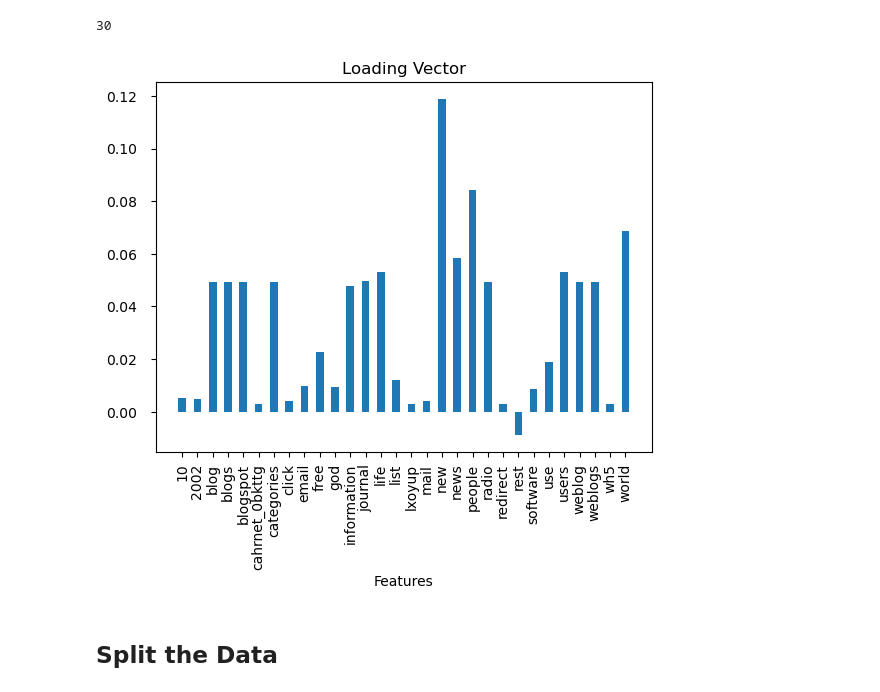
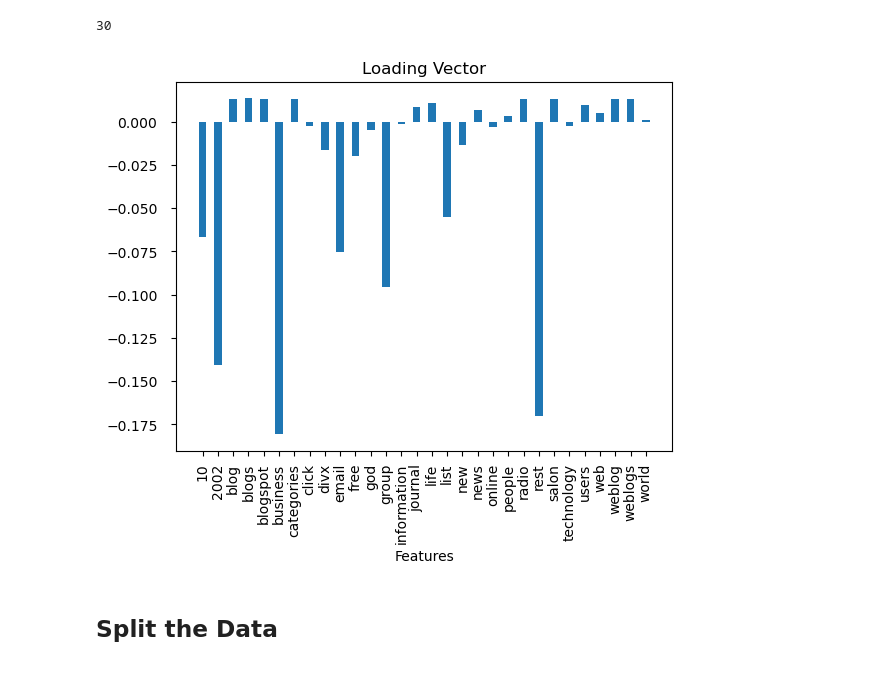
Before and after one commit to brepowell/Spam-Classifier, a Jupyter notebook: project_File.ipynb, the cells around one changed output. Saved outputs shown, nothing was run; the diff lists cells and outputs as text; code cells hidden in the pictures.

```diff
--- a/project_File.ipynb
+++ b/project_File.ipynb
@@ -123,7 +123,7 @@ from sklearn.utils import shuffle
 #hamEmails = shuffle(hamEmails).reset_index()
 totalEmailsNeeded = len(emailSpamData)-1
 
-emailHamData = shuffle(emailHamData)
+
 emailHamData = emailHamData.reset_index()
 emailHamData = emailHamData.drop(["index"], axis=1)
 emailHamData = emailHamData.loc[0:totalEmailsNeeded, :]
@@ -350,26 +350,26 @@ for i in range(0,nfeatures):
 # %%
 from matplotlib.pyplot import bar, grid, title, xlabel, ylabel
 
 # bar(columns, Vsquare[:][38], 0.5); # CHANGED FROM 1.5 TO 1.0
 # grid;
 # xlabel('Feature index')
 # ylabel('Importance of feature')
 # title("Loading Vector")
 
 y_pos = np.arange(len(columns))
 fig, ax = plt.subplots()
 
-ax.bar(columns, Vsquare[:][0], 0.5, linewidth = 1000)
+ax.bar(columns, Vsquare[:][2], 0.5, linewidth = 1000)
 ax.set_xticks(columns)
 ax.xaxis.set_tick_params(pad = 5)
 ax.yaxis.set_tick_params(pad = 10)
 ax.set_xticklabels(columns, rotation=90)
 ax.set_xlabel('Features')
 ax.set_title('Loading Vector')
 
 plt.show()
 # %% [output]
-[figure, old version]
+[figure, new version]
 # %% [markdown]
 ## Split the Data
 # %%
```
Also changed, not shown: parts of 15 cells of this notebook.
